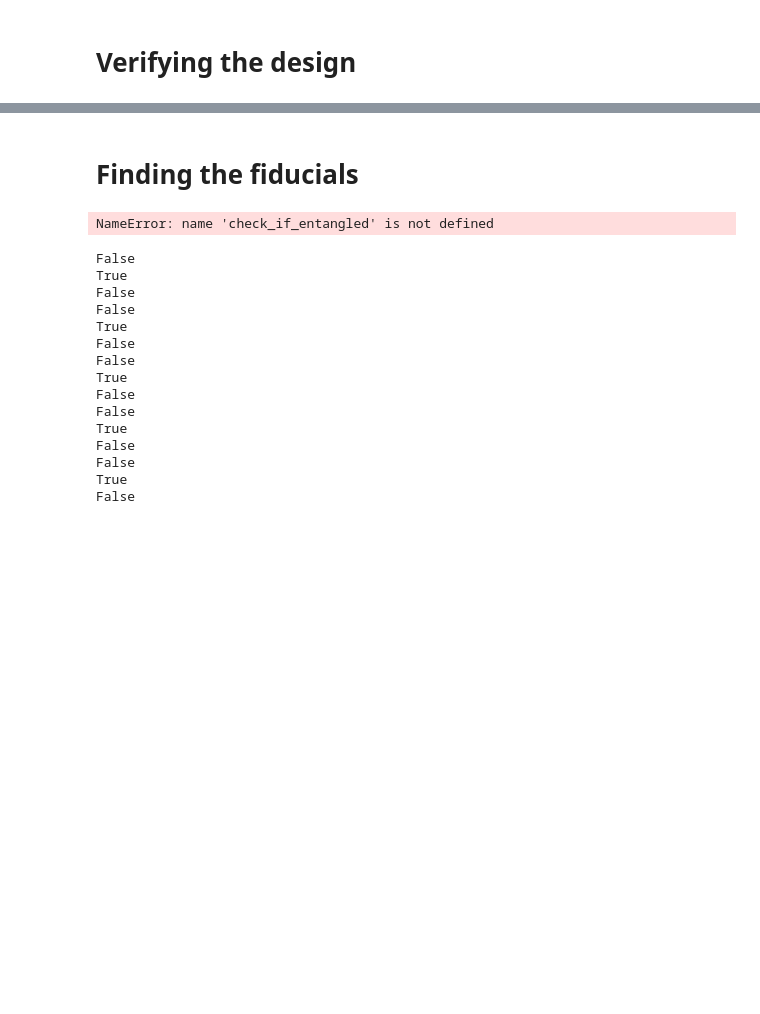
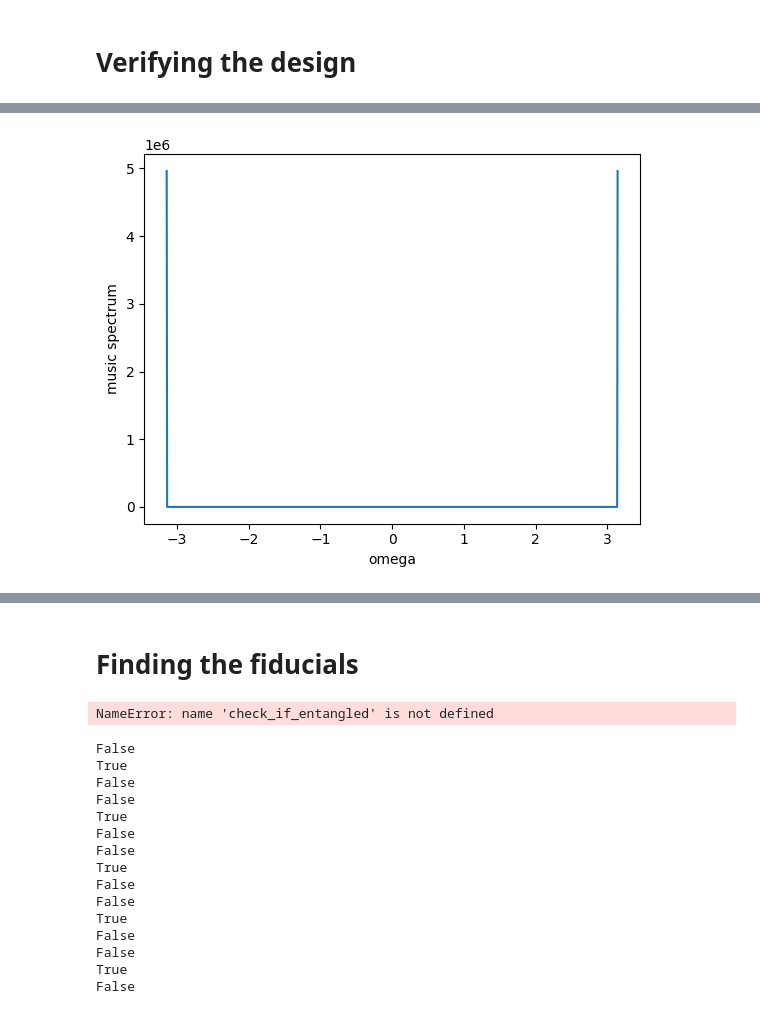
Before and after one commit to jpmarceaux/KalmanRPE, a Jupyter notebook: twoqubit_auto_rpe.ipynb, the cells around one changed output, grey strips where cells are left out. Saved outputs shown, nothing was run; the diff lists cells and outputs as text; code cells hidden in the pictures; blank space fills up the shorter version.

```diff
--- a/twoqubit_auto_rpe.ipynb
+++ b/twoqubit_auto_rpe.ipynb
@@ -293,3 +289,44 @@ array([[ 3.40804662e-05+2.27307297e-04j,  6.78360162e-01+0.00000000e+00j,
 import matplotlib.pyplot as plt
 from quapack.pyRPE import RobustPhaseEstimation
 from quapack.pyRPE.quantum import Q as _rpeQ
+# %%
+def make_vandermont_vector(omega, depths, decay=0.0):
+        return np.exp(-decay*depths - 1j*omega*depths)
+
+def music_norm(vander_vec, noise_subspace):
+    norm = 1/(vander_vec.conj().T @ noise_subspace @ noise_subspace.conj().T @ vander_vec)
+    return norm.real
+
+class MusicSpectrum:
+    def __init__(self, cos_prob_series, sin_prob_series, depths, num_sources=1, decay=0.0, res=1000):
+        self.signal = (1 - 2*cos_prob_series) + 1j*(1 - 2*sin_prob_series)
+        self.depths = np.array(depths)
+        self.num_sources = num_sources
+        self.decay = decay
+        self.res = res
+
+    def show_spectrum_at_max_depth_idx(self, max_depth_idx=-1):
+        omega = np.linspace(-np.pi, np.pi, self.res)
+        noise_subspace = self.make_noise_subspace_matrix()
+        music_spectrum = np.zeros(len(omega))
+        for idx, o in enumerate(omega):
+            vander_vec = make_vandermont_vector(o, self.depths)
+            music_spectrum[idx] = music_norm(vander_vec, noise_subspace)
+        plt.plot(omega, music_spectrum)
+        plt.xlabel('omega')
+        plt.ylabel('music spectrum')
+        plt.show()
+
+
+    def make_noise_subspace_matrix(self):
+        cmat = np.outer(self.signal, np.conj(self.signal))
+        evals, evecs = np.linalg.eig(cmat)
+        # the noise subspace is the eigenvectors corresponding to all but the largest num_sources eigenvalues
+        # remove the largest eigenvalue -- they are not sorted
+        for i in range(self.num_sources):
+            eval_norms = np.abs(evals)
+            max_idx = np.argmax(eval_norms)
+            # remove the max index
+            evals = np.delete(evals, max_idx)
+            evecs = np.delete(evecs, max_idx, axis=1)
+        return evecs
@@ -385,0 +442,5 @@ plt.plot(probs_quadrature[2])
+# %%
+music_spectrum = MusicSpectrum(probs_inphase[0], probs_quadrature[0], [i for i in range(100)], num_sources=1, decay=0.0)
+music_spectrum.show_spectrum_at_max_depth_idx()
+# %% [output]
+[figure, added]
```
Also changed, not shown: parts of 32 cells of this notebook.
